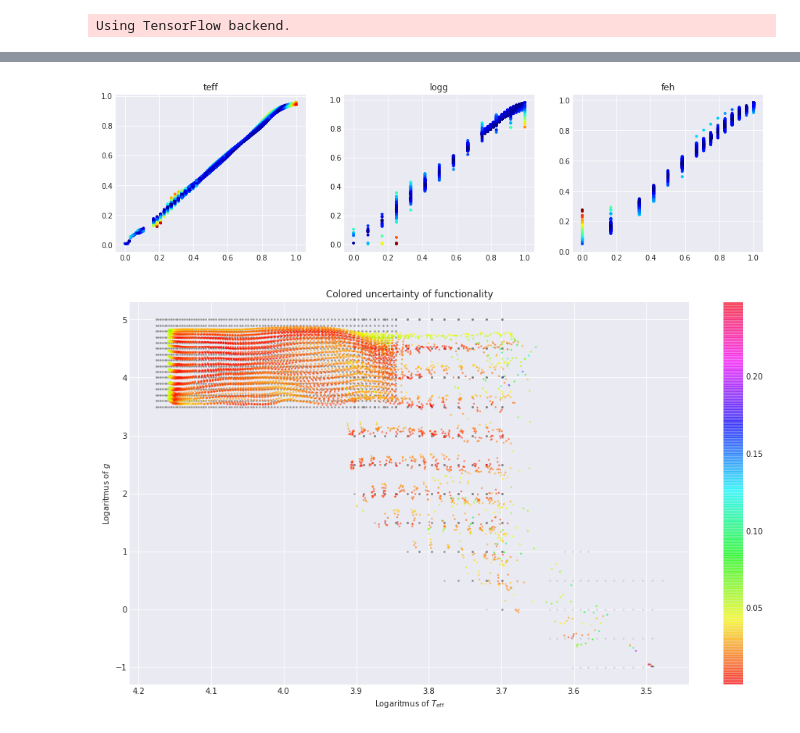
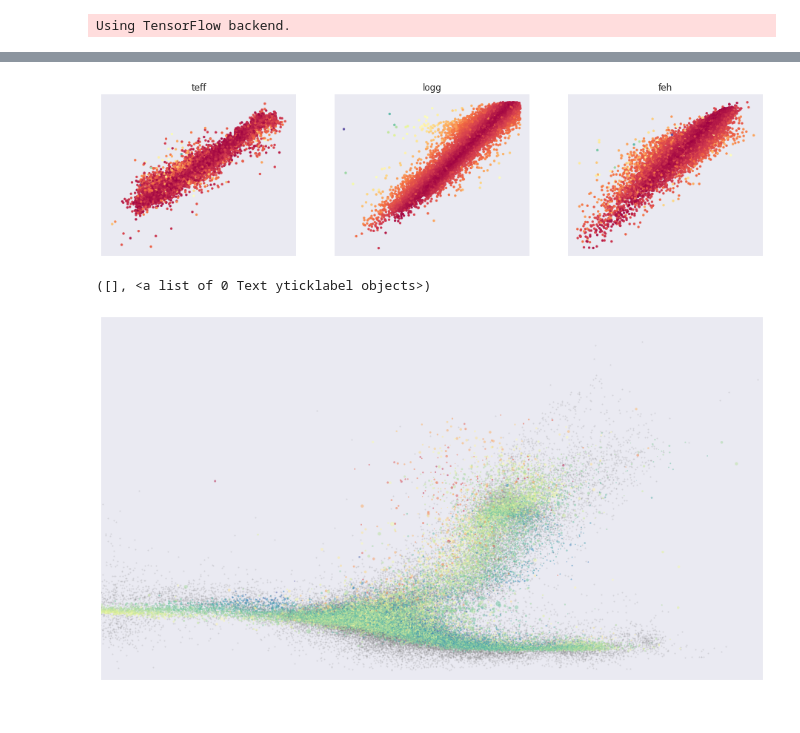
Before and after one commit to astrograzl/__.xXx.__, a Jupyter notebook: Vizualizace.ipynb, the cells around one changed output, grey strips where cells are left out. Cells and saved outputs as stored; diff of their text form; code cells hidden in the pictures.

```diff
--- a/Vizualizace.ipynb
+++ b/Vizualizace.ipynb
@@ -17 +18,4 @@ plt.rcParams["image.cmap"] = "jet"
+# %%
+NAME = "lamost"
+DATA = "lamost"
 # %%
@@ -35,2 +40,2 @@ plt.legend(); plt.grid(True)
 # %%
-MODEL = load_model("pollux.hdf5")
+MODEL = load_model(NAME+".hdf5")
@@ -93,0 +96,5 @@ PREDIC = MODEL.predict_generator(director("pollux"), steps=len(OUTPUT))
+# %%
+%%time
+OUTPUT = np.load(DATA+".npy")
+PREDIC = MODEL.predict_generator(director(DATA, DATA), steps=len(OUTPUT))
+ERRORF = np.sqrt(np.sum((PREDIC-OUTPUT)**2,axis=1))
@@ -94,24 +104,26 @@ PREDIC = MODEL.predict_generator(director("pollux"), steps=len(OUTPUT))
 # %%
-tip = ["teff", "logg", "feh"]
+tip = ["teff", "logg", "feh"] #! tip @Lamost && key @Pollux
 plt.figure(figsize=(16,4))
 for i, name in enumerate(tip):
     plt.subplot(131+i)
     plt.title(name)
-    plt.scatter(OUTPUT[:,i], PREDIC[:,i], s=9,
-                    c=np.abs(PREDIC[:,i] - OUTPUT[:,i]))
+    plt.xticks([]); plt.yticks([])
+    plt.scatter(OUTPUT[:,i], PREDIC[:,i], c=ERRORF, s=9)
 # %% [output]
-[figure, old version]
+[figure, new version]
-# %%
-TRANSF = scaler.inverse_transform(PREDIC)
-ERRORF = np.sqrt((PREDIC[:,0]-OUTPUT[:,0])**2
-               + (PREDIC[:,1]-OUTPUT[:,1])**2)
 # %%
-plt.title("Colored uncertainty of functionality")
-plt.xlabel("Logaritmus of $T_\mathrm{eff}$")
-plt.ylabel("Logaritmus of $g$")
-plt.scatter(np.log10(OUTFIT[:,0]), OUTFIT[:,1], s=2, alpha=0.2, c="gray")
-plt.scatter(np.log10(TRANSF[:,0]), TRANSF[:,1], s=2, alpha=0.5, c=ERRORF, cmap="hsv")
+#plt.title("Colored uncertainty of functionality")
+#plt.xlabel("Logaritmus of $T_\mathrm{eff}$")
+#plt.ylabel("Logaritmus of $g$")
+plt.scatter(OUTPUT[:,0], OUTPUT[:,1], c="gray", s=2, alpha=0.2)
+plt.scatter(PREDIC[:,0], PREDIC[:,1], c=PREDIC[:,2], s=10*ERRORF, alpha=0.5)
 plt.gca().invert_xaxis()
-plt.colorbar();
+plt.gca().invert_yaxis()
+plt.xlim([3.95, 3.52])
+plt.ylim([5.15,-0.42])
+plt.xticks([])
+plt.yticks([])
+#plt.colorbar();
 # %% [output]
+([], <a list of 0 Text yticklabel objects>)
-[figure, old version]
+[figure, new version]
```
Also changed, not shown: parts of 18 cells of this notebook, 32 other files.
